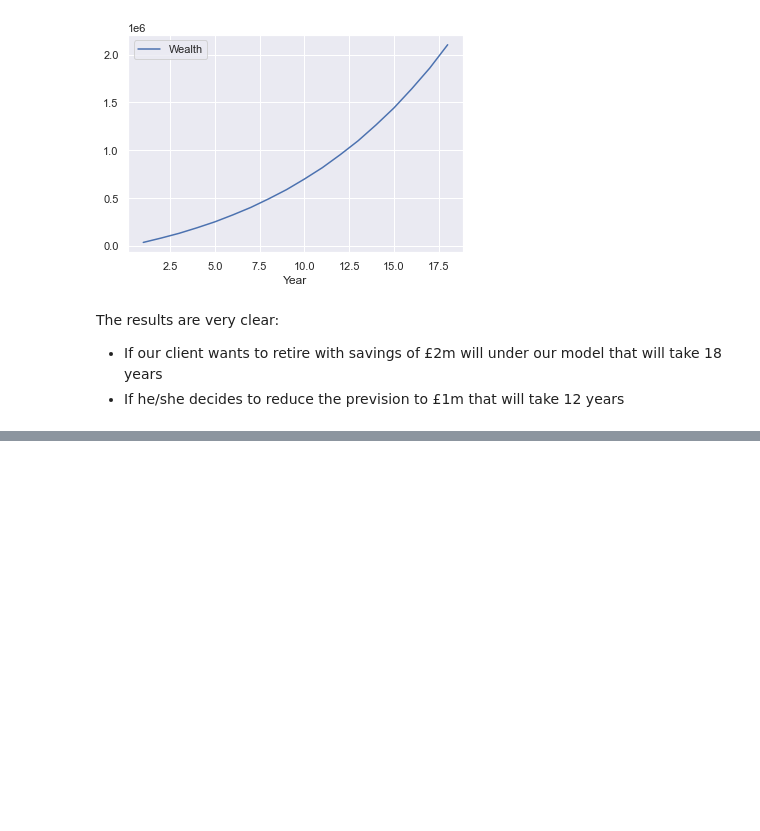
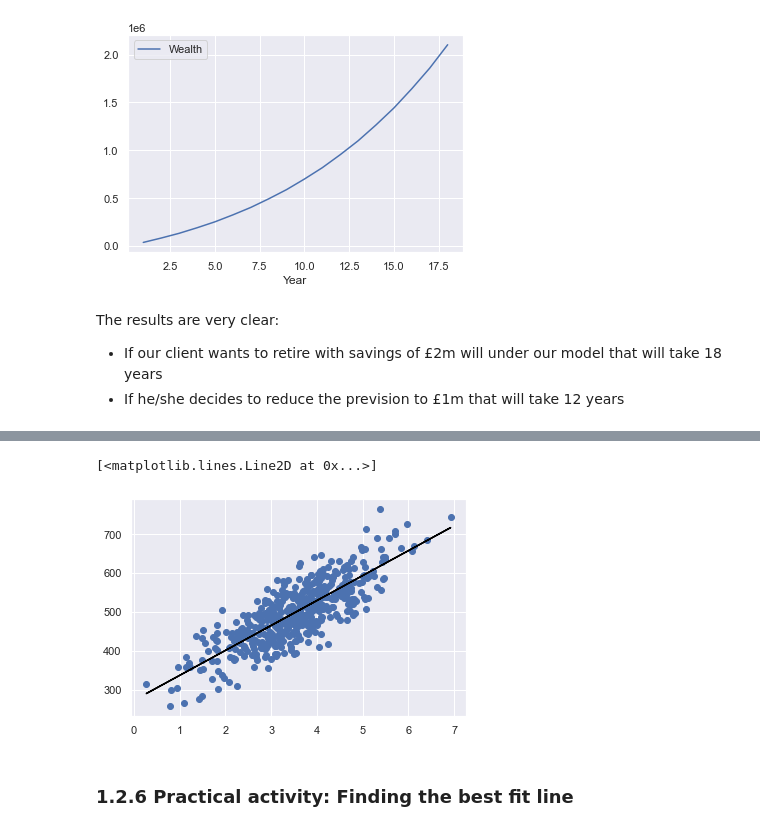
Before and after one commit to JavierConde1976/LSE_DA301_Week_1_Demonstrations, a Jupyter notebook: LSE_DA301_Week_1_Demonstrations.ipynb, the cells around one changed output, grey strips where cells are left out. Drawn from its saved outputs; the diff is of its cells as text; code cells hidden in the pictures; blank space fills up the shorter version.

```diff
--- a/LSE_DA301_Week_1_Demonstrations.ipynb
+++ b/LSE_DA301_Week_1_Demonstrations.ipynb
@@ -2209,0 +3016,9 @@ The results are very clear:
+# %%
+# Create linear equation
+
+# x coef: 64.2187
+# constant coef: 272.3998
+
+y_pred = 64.2187 * X + 272.3998
+
+y_pred
@@ -2209,0 +3038,15 @@ The results are very clear:
+# %%
+# Let's plot the regression
+
+import matplotlib.pyplot as plt
+
+# Plot the data points.
+plt.scatter(X,y)
+
+# Plot the line.
+plt.plot(X,y_pred, color='black')
+# %% [output]
+[<matplotlib.lines.Line2D at 0x...>]
+[figure, added]
+# %% [markdown]
+### 1.2.6 Practical activity: Finding the best fit line
```
Also changed, not shown: parts of 115 cells of this notebook.
